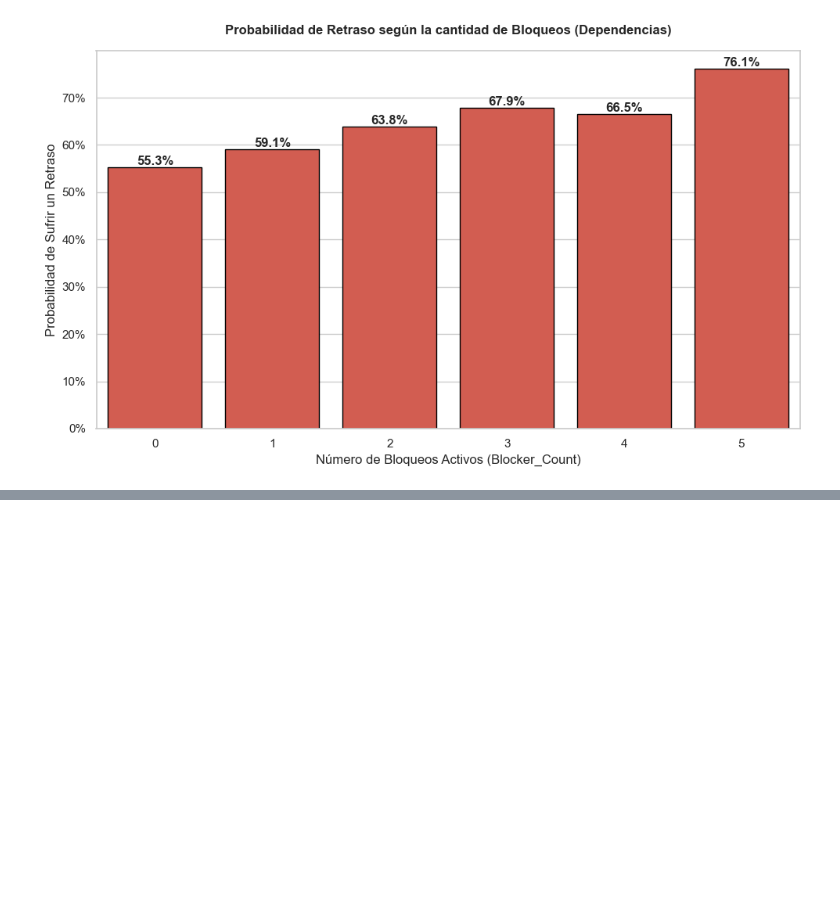
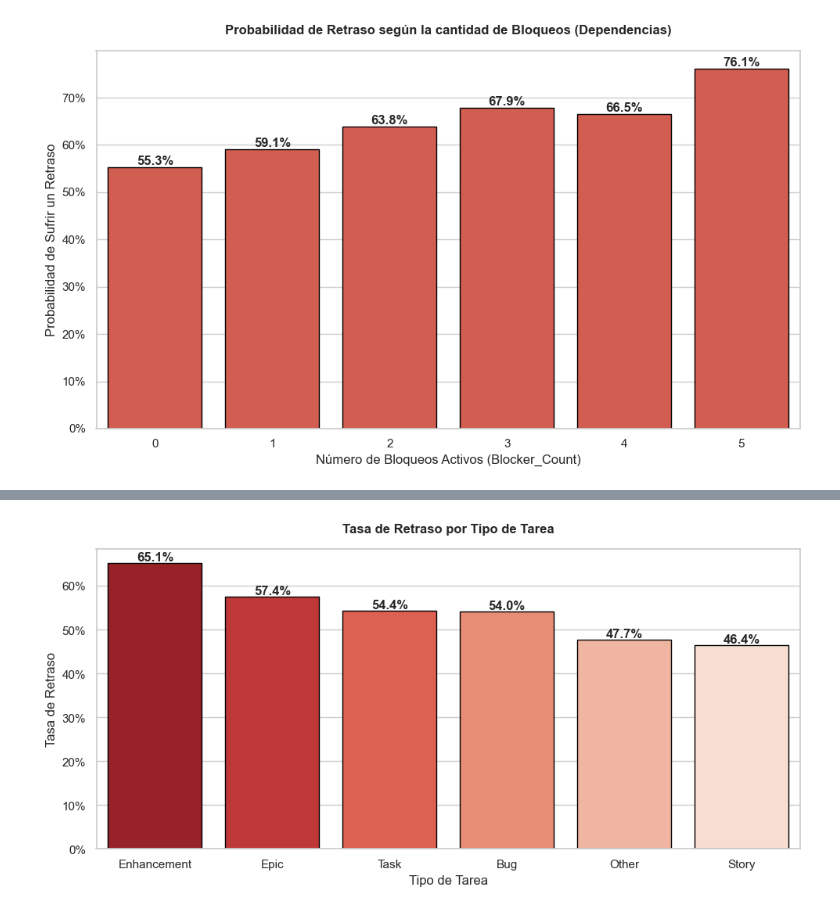
Before and after one commit to TachoPablo2/tfg-ai-pm, a Jupyter notebook: notebooks/03_analisis_exploratorio_EDA.ipynb, the cells around one changed output, grey strips where cells are left out. Saved outputs shown, nothing was run; the diff lists cells and outputs as text; code cells hidden in the pictures; blank space fills up the shorter version.

```diff
--- a/notebooks/03_analisis_exploratorio_EDA.ipynb
+++ b/notebooks/03_analisis_exploratorio_EDA.ipynb
@@ -136,0 +218,19 @@ plt.show()
+# %%
+from matplotlib.ticker import PercentFormatter
+
+fig, ax = plt.subplots(figsize=(10, 5))
+retraso_por_tipo = df.groupby('Issue_Type')['Target_Retraso'].mean().sort_values(ascending=False)
+ax = sns.barplot(x=retraso_por_tipo.index, y=retraso_por_tipo.values, palette='Reds_r', edgecolor='black')
+ax.yaxis.set_major_formatter(PercentFormatter(1))
+for p in ax.patches:
+    ax.annotate(f"{p.get_height()*100:.1f}%",
+                (p.get_x() + p.get_width() / 2, p.get_height()),
+                ha='center', va='bottom', fontweight='bold')
+plt.title('Tasa de Retraso por Tipo de Tarea')
+plt.xlabel('Tipo de Tarea')
+plt.ylabel('Tasa de Retraso')
+plt.tight_layout()
+# plt.savefig('../data/figures/tasa_retraso_por_tipo.png', dpi=300, bbox_inches='tight')
+plt.show()
+# %% [output]
+[figure, added]
```
Also changed, not shown: parts of 7 cells of this notebook, 1 other file.
